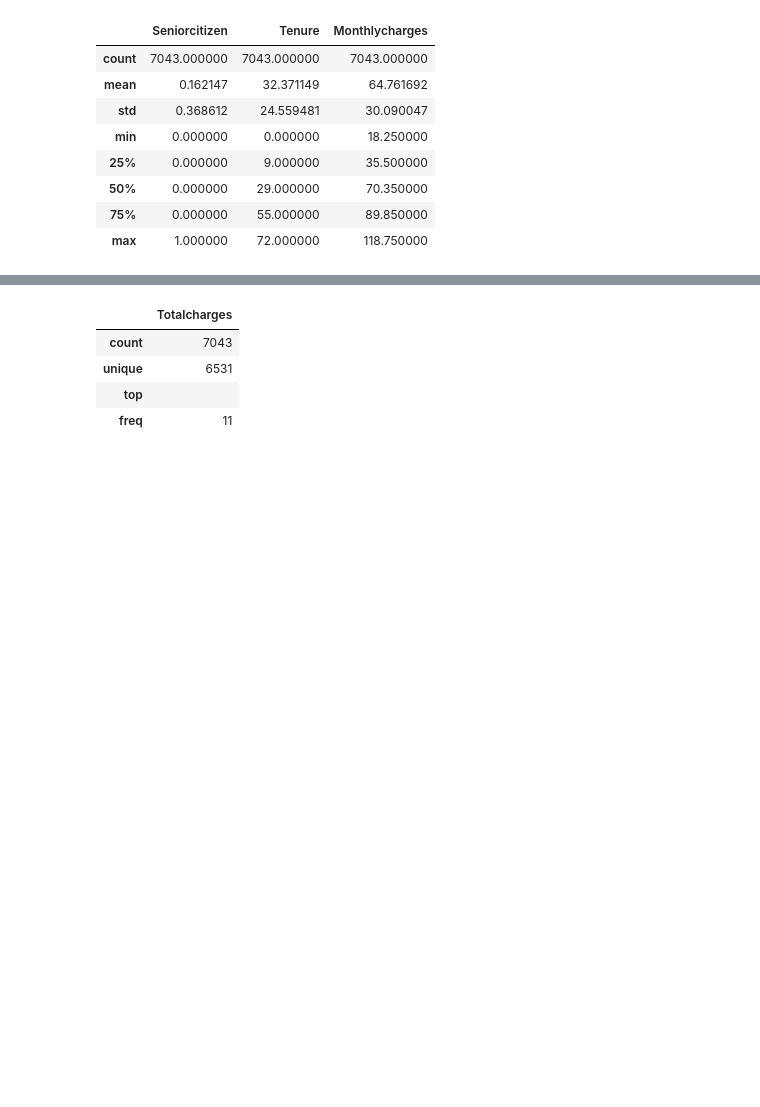
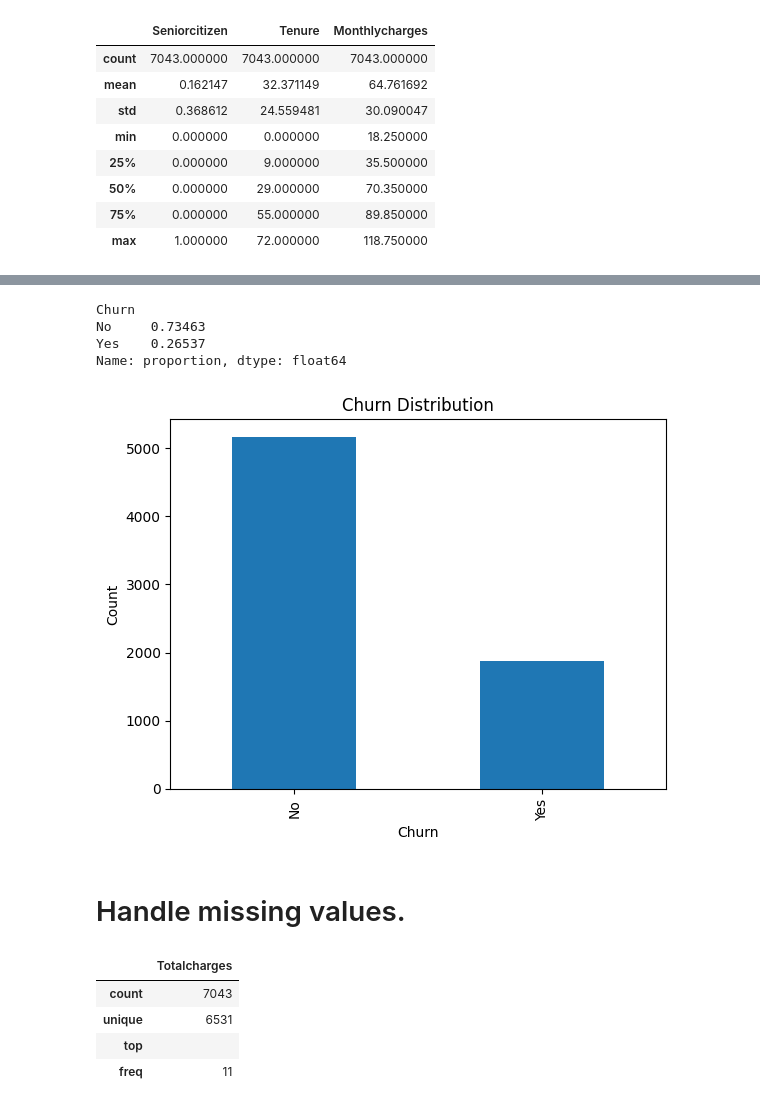
Before and after one commit to faris-alsherif/Customer-Churn-Prediction, a Jupyter notebook: Project_Customer_Churn_Prediction.ipynb, the cells around one changed output, grey strips where cells are left out. Drawn from its saved outputs; the diff is of its cells as text; code cells hidden in the pictures; blank space fills up the shorter version.

```diff
--- a/Project_Customer_Churn_Prediction.ipynb
+++ b/Project_Customer_Churn_Prediction.ipynb
@@ -187,3 +198,21 @@ df.describe()
+# %%
+# Calculate the percentage for each value
+print(df["Churn"].value_counts(normalize=True))
+
+
+df["Churn"].value_counts().plot(kind="bar")
+plt.title("Churn Distribution")
+plt.xlabel("Churn")
+plt.ylabel("Count")
+plt.show()
+# %% [output]
+Churn
+No     0.73463
+Yes    0.26537
+Name: proportion, dtype: float64
+[figure, added]
+# %% [markdown]
+# Handle missing values.
 # %%
 #### TotalCharges column ####
 # %%
```
Also changed, not shown: parts of 5 cells of this notebook.
